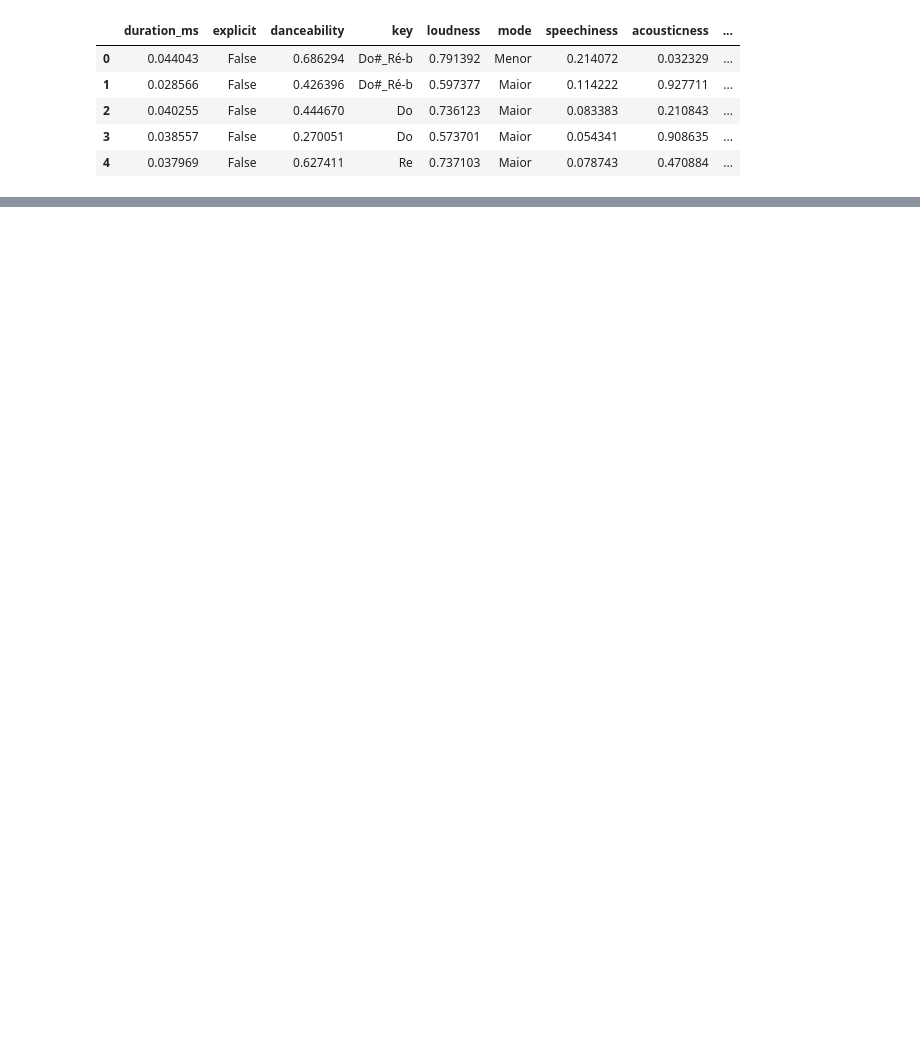
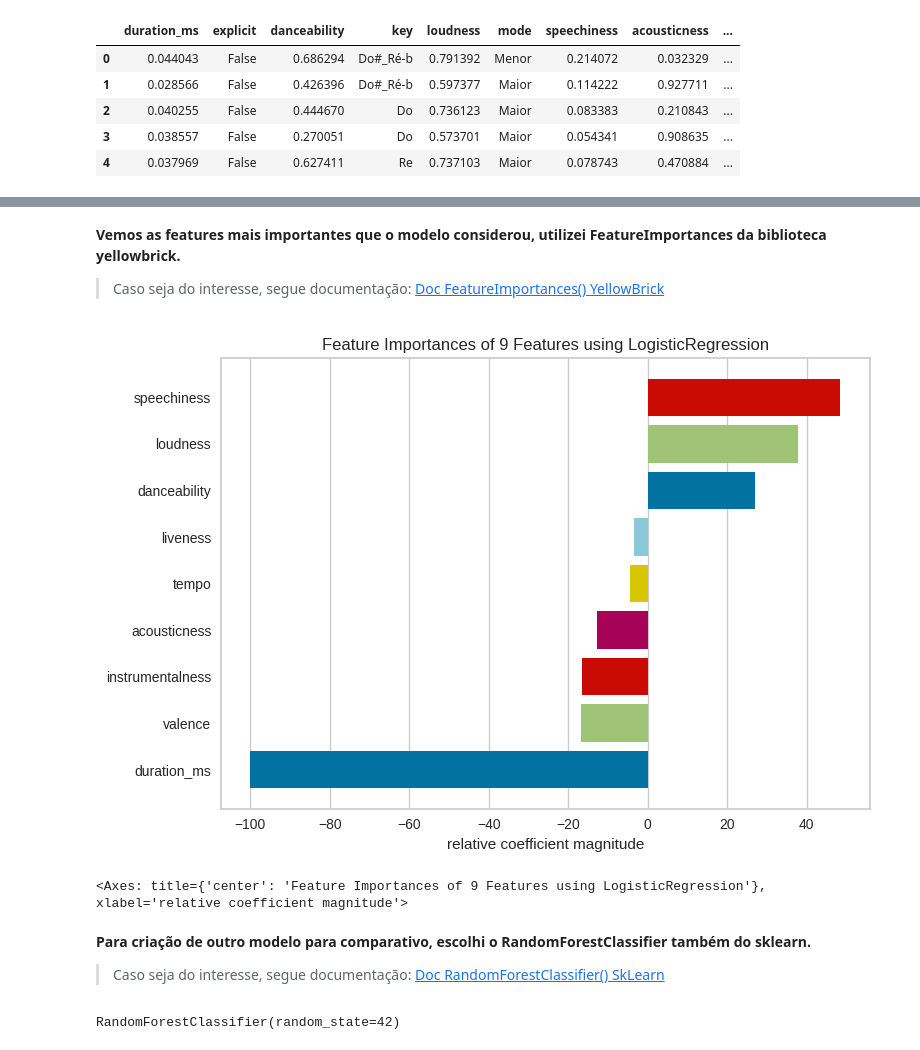
Before and after one commit to SamG1002/SpotifyML, a Jupyter notebook: 7dayscode.ipynb, the cells around one changed output, grey strips where cells are left out. Drawn from its saved outputs; the diff is of its cells as text; code cells hidden in the pictures; blank space fills up the shorter version.

```diff
--- a/7dayscode.ipynb
+++ b/7dayscode.ipynb
@@ -513,0 +604,3 @@ df.head()
+# %%
+model = LogisticRegression(random_state=42)
+model.fit(X_train, y_train)
@@ -513,0 +622,20 @@ df.head()
+# %% [markdown]
+**Vemos as features mais importantes que o modelo considerou, utilizei FeatureImportances da biblioteca yellowbrick.**
+
+> Caso seja do interesse, segue documentação: [Doc FeatureImportances() YellowBrick](https://www.scikit-yb.org/en/latest/api/model_selection/importances.html)
+# %%
+viz = FeatureImportances(model)
+viz.fit(X, y)
+viz.show()
+# %% [output]
+[figure, added]
+<Axes: title={'center': 'Feature Importances of 9 Features using LogisticRegression'}, xlabel='relative coefficient magnitude'>
+# %% [markdown]
+**Para criação de outro modelo para comparativo, escolhi o RandomForestClassifier também do sklearn.**
+
+> Caso seja do interesse, segue documentação: [Doc RandomForestClassifier() SkLearn](https://scikit-learn.org/stable/modules/generated/sklearn.ensemble.RandomForestClassifier.html)
+# %%
+model_rfc = RandomForestClassifier(n_estimators=100, random_state=42)
+model_rfc.fit(X_train, y_train)
+# %% [output]
+RandomForestClassifier(random_state=42)
```
Also changed, not shown: parts of 49 cells of this notebook.
